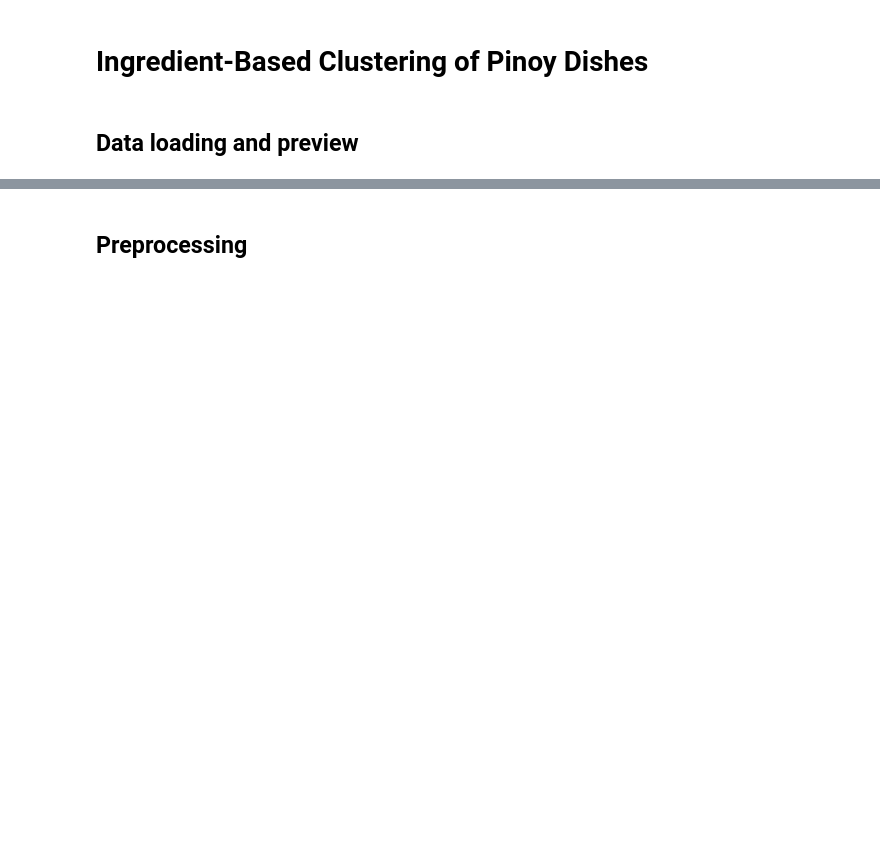
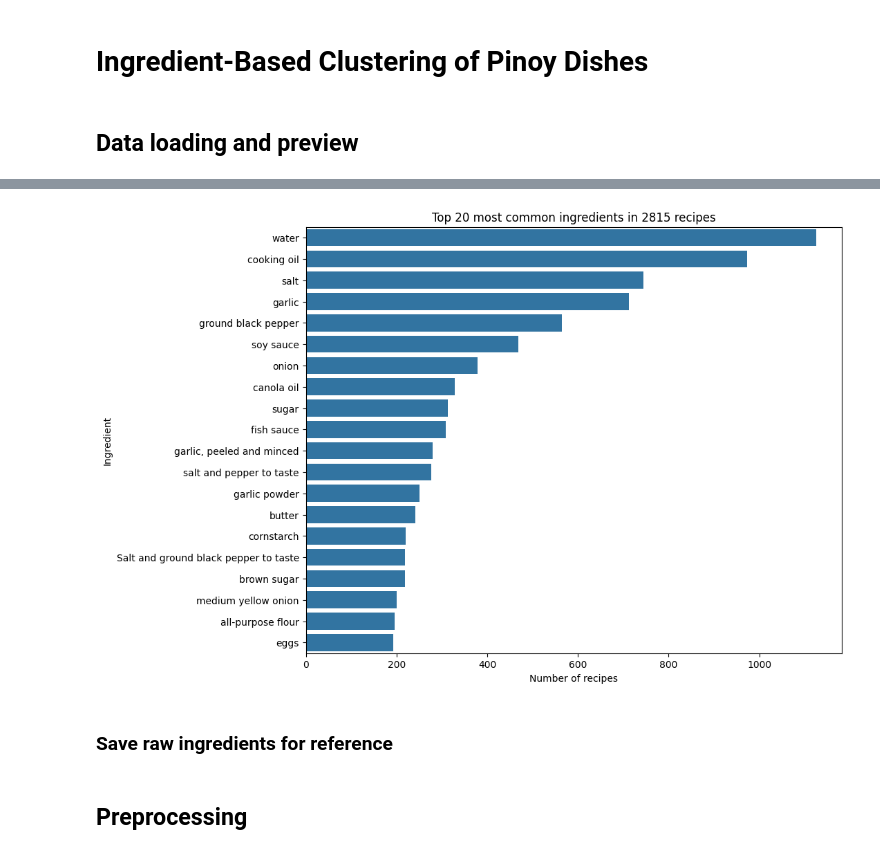
Before and after one commit to rixmape/panlasang-pinoy-clustering, a Jupyter notebook: panlasang-pinoy.ipynb, the cells around one changed output, grey strips where cells are left out. Cells and saved outputs as stored; diff of their text form; code cells hidden in the pictures; blank space fills up the shorter version.

```diff
--- a/panlasang-pinoy.ipynb
+++ b/panlasang-pinoy.ipynb
@@ -64 +82,34 @@ len(unique_ingredients)
+# %%
+def display_common_ingredients(recipes, n=20):
+    counts = {}
+    for recipe in recipes:
+        if not recipe["ingredients"]:
+            continue
+        for ingredient in recipe["ingredients"]:
+            counts[ingredient] = counts.get(ingredient, 0) + 1
+
+    sorted_ingredient_counts = sorted(
+        counts.items(),
+        key=lambda x: x[1],
+        reverse=True,
+    )
+    top_n_ingredients = sorted_ingredient_counts[:n]
+
+    plt.figure(figsize=(10, 8))
+    sns.barplot(
+        x=[x[1] for x in top_n_ingredients],
+        y=[x[0] for x in top_n_ingredients],
+    )
+    plt.title(f"Top {n} most common ingredients in {len(recipes)} recipes")
+    plt.xlabel("Number of recipes")
+    plt.ylabel("Ingredient")
+
+    plt.show()
+
+
+display_common_ingredients(recipes)
+# %% [output]
+[figure, added]
+# %% [markdown]
+### Save raw ingredients for reference
 # %%
```
Also changed, not shown: parts of 37 cells of this notebook, 3 other files.
